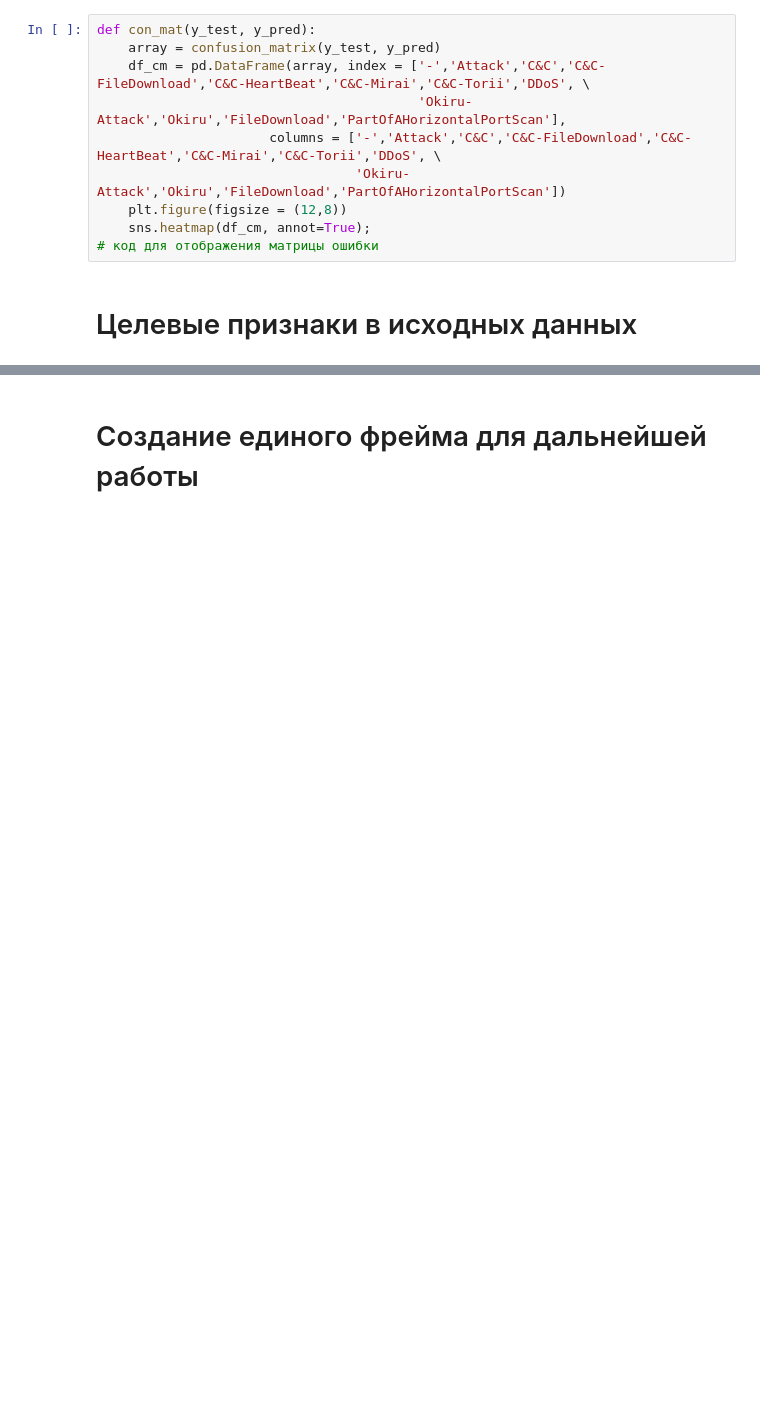
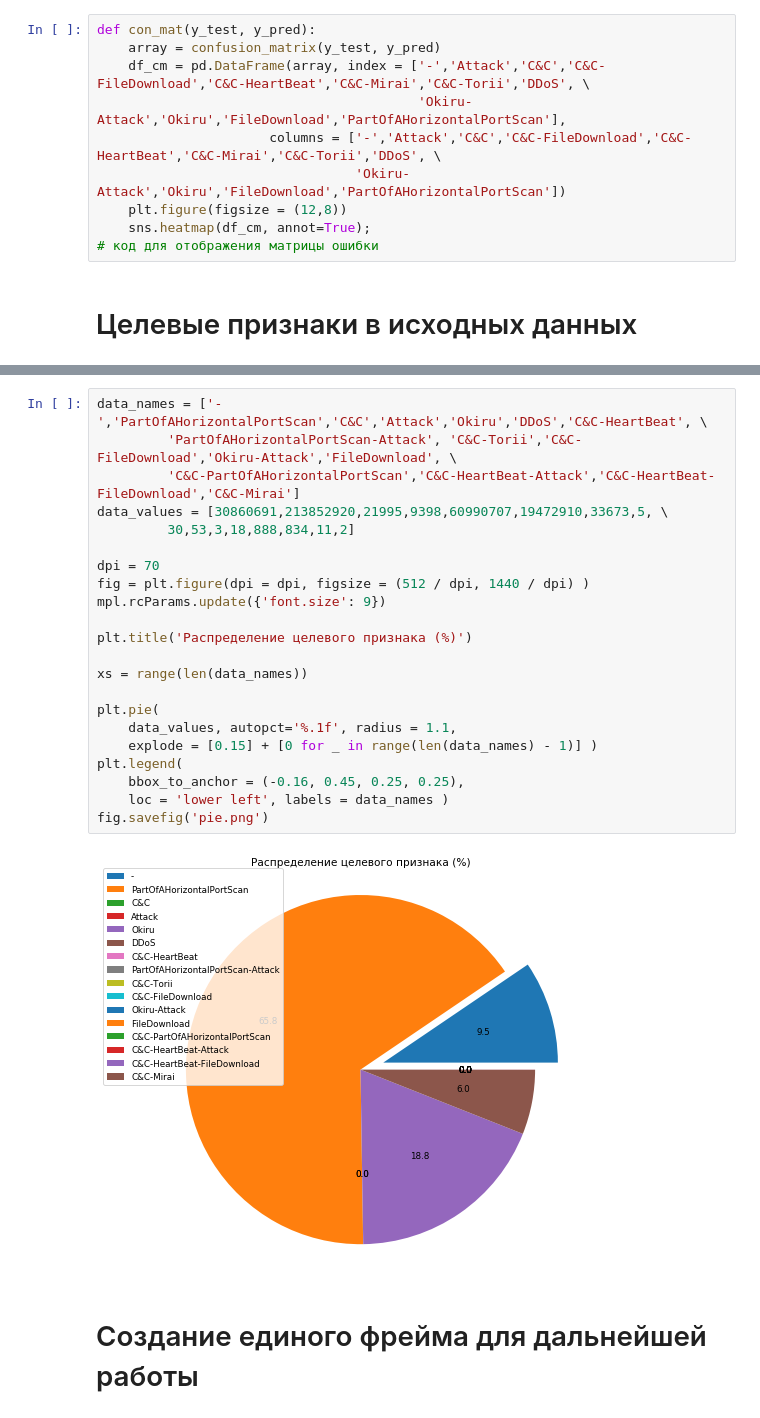
Before and after one commit to SiGidas/Aposemat_IoT-23, a Jupyter notebook: Itog_1.ipynb, the cells around one changed output, grey strips where cells are left out. Drawn from its saved outputs; the diff is of its cells as text; blank space fills up the shorter version.

```diff
--- a/Itog_1.ipynb
+++ b/Itog_1.ipynb
@@ -103,3 +110,27 @@ display(HTML(
+# %%
+data_names = ['-','PartOfAHorizontalPortScan','C&C','Attack','Okiru','DDoS','C&C-HeartBeat', \
+         'PartOfAHorizontalPortScan-Attack', 'C&C-Torii','C&C-FileDownload','Okiru-Attack','FileDownload', \
+         'C&C-PartOfAHorizontalPortScan','C&C-HeartBeat-Attack','C&C-HeartBeat-FileDownload','C&C-Mirai']
+data_values = [30860691,213852920,21995,9398,60990707,19472910,33673,5, \
+         30,53,3,18,888,834,11,2]
+
+dpi = 70
+fig = plt.figure(dpi = dpi, figsize = (512 / dpi, 1440 / dpi) )
+mpl.rcParams.update({'font.size': 9})
+
+plt.title('Распределение целевого признака (%)')
+
+xs = range(len(data_names))
+
+plt.pie(
+    data_values, autopct='%.1f', radius = 1.1,
+    explode = [0.15] + [0 for _ in range(len(data_names) - 1)] )
+plt.legend(
+    bbox_to_anchor = (-0.16, 0.45, 0.25, 0.25),
+    loc = 'lower left', labels = data_names )
+fig.savefig('pie.png')
+# %% [output]
+[figure, added]
 # %% [markdown]
 # Создание единого фрейма для дальнейшей работы
 # %%
```
Also changed, not shown: parts of 3 cells of this notebook.
